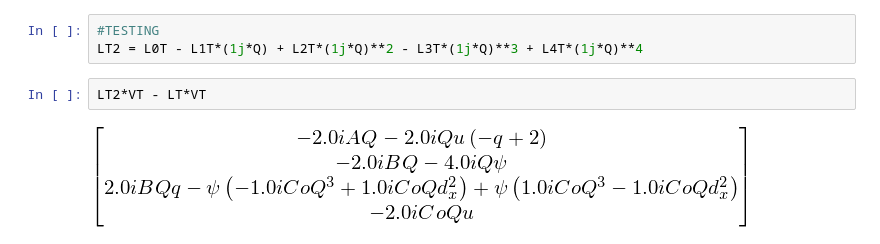
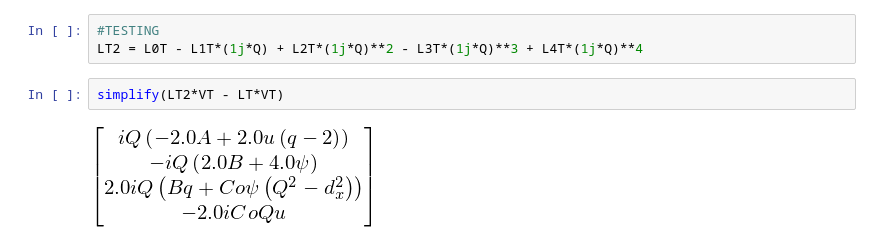
Before and after one commit to jsoishi/weakly_nonlinear_mri, a Jupyter notebook: python/adjoint solution.ipynb, the cells around one changed output. Saved outputs shown, nothing was run; the diff lists cells and outputs as text.

```diff
--- a/python/adjoint solution.ipynb
+++ b/python/adjoint solution.ipynb
@@ -103,6 +103,6 @@ LT*VT
 #TESTING
 LT2 = L0T - L1T*(1j*Q) + L2T*(1j*Q)**2 - L3T*(1j*Q)**3 + L4T*(1j*Q)**4
 # %%
-LT2*VT - LT*VT
+simplify(LT2*VT - LT*VT)
 # %% [output]
-[figure, old version]
+[figure, new version]
```
Also changed, not shown: parts of 1 cell of this notebook.
